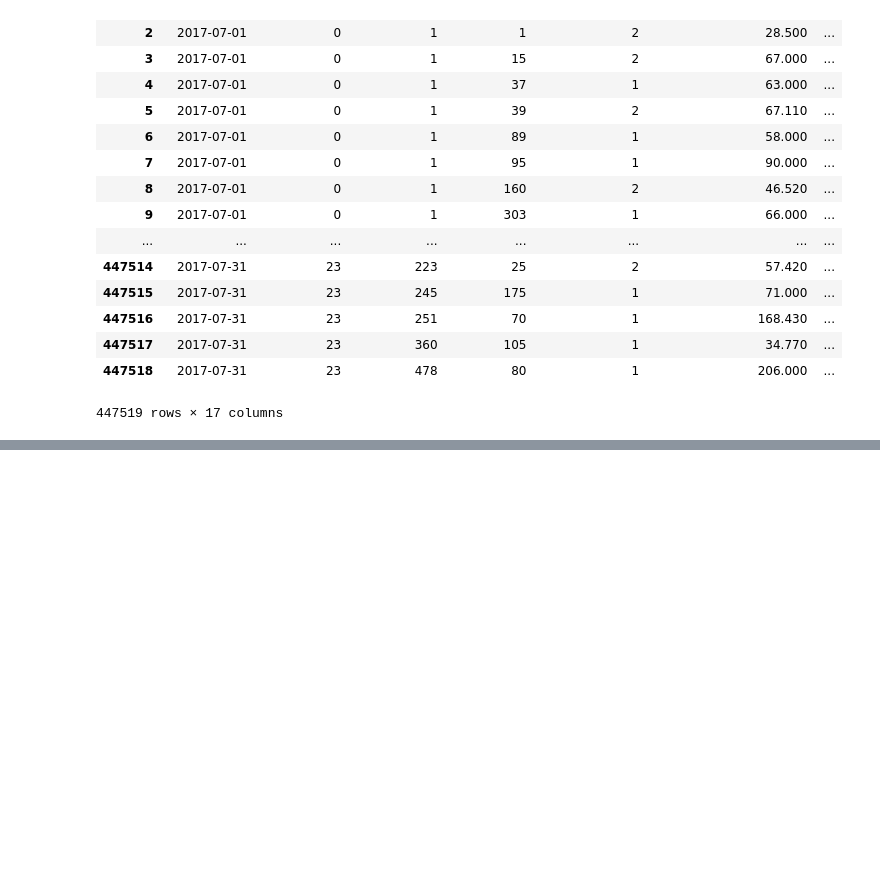
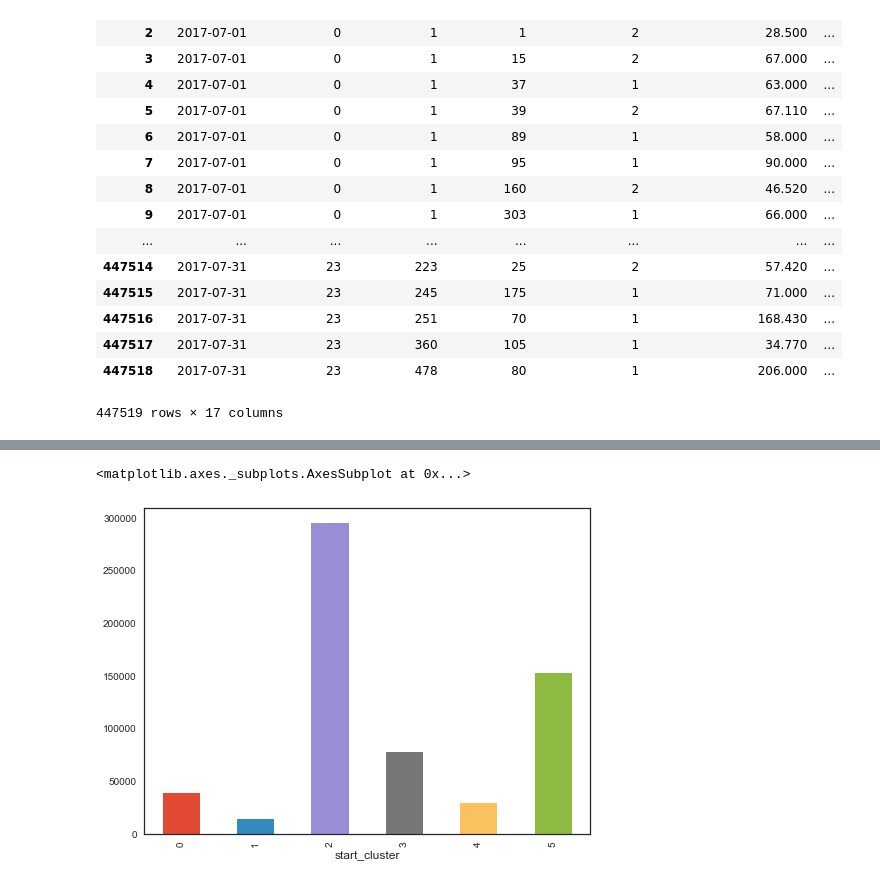
Before and after one commit to dereksjtu/UAI-Cup, a Jupyter notebook: code/FE1_UAI.ipynb, the cells around one changed output, grey strips where cells are left out. Cells and saved outputs as stored; diff of their text form; code cells hidden in the pictures; blank space fills up the shorter version.

```diff
--- a/code/FE1_UAI.ipynb
+++ b/code/FE1_UAI.ipynb
@@ -212,0 +223,8 @@ Name: date, dtype: datetime64[ns]
+# %%
+loc_start = loc_cls.copy()
+loc_start.rename(columns={'location_id':'start_geo_id','cluster':'start_cluster'},inplace=True)
+coord_jul = pd.merge(coord_jul,loc_start,on='start_geo_id',how='left')
+loc_end = loc_cls.copy()
+loc_end.rename(columns={'location_id':'end_geo_id','cluster':'end_cluster'},inplace=True)
+coord_jul = pd.merge(coord_jul,loc_end,on='end_geo_id',how='left')
+coord_jul
@@ -212,0 +250,4 @@ Name: date, dtype: datetime64[ns]
+# %%
+coord_jul.loc[:,'weekOfDay'] = coord_jul['create_date'].dt.dayofweek
+# coord_jul['weekOfDay'].unique()
+coord_jul
@@ -212,0 +314,5 @@ Name: date, dtype: datetime64[ns]
+# %%
+coord_jul.groupby('start_cluster')['demand_count'].sum().plot(kind='bar')
+# %% [output]
+<matplotlib.axes._subplots.AxesSubplot at 0x...>
+[figure, added]
```
Also changed, not shown: parts of 11 cells of this notebook, 1 other file.
